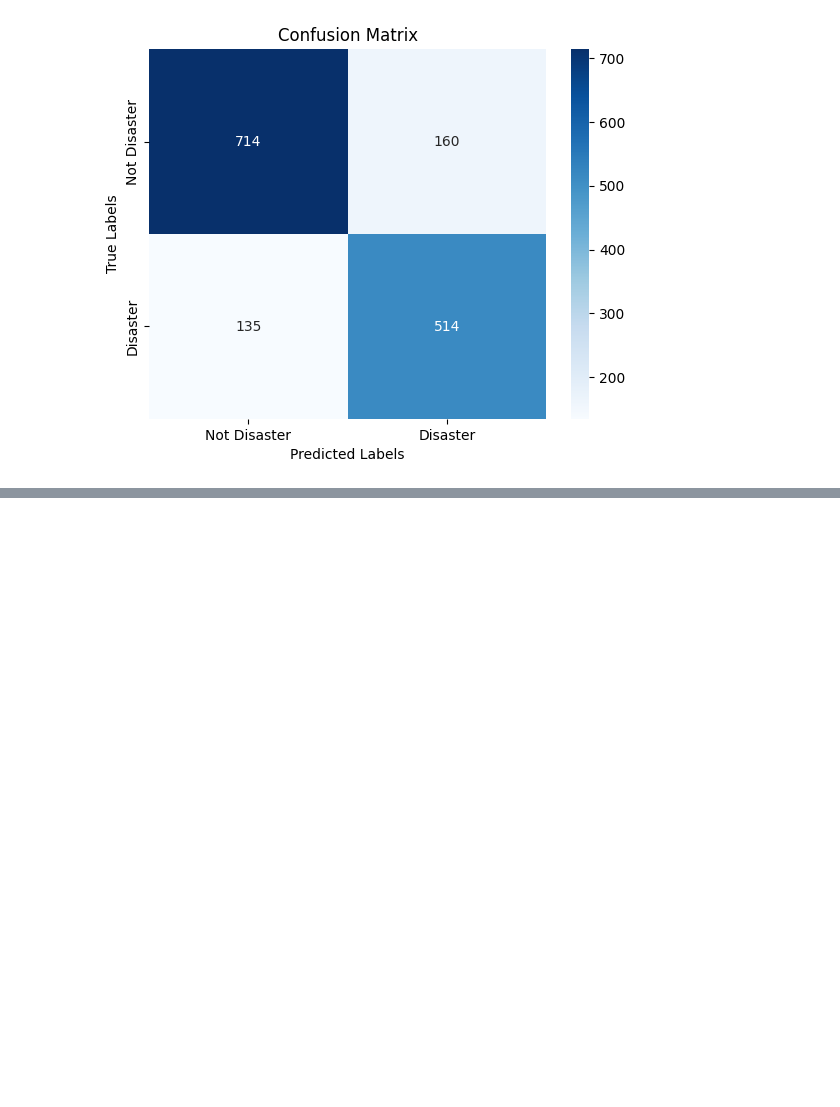
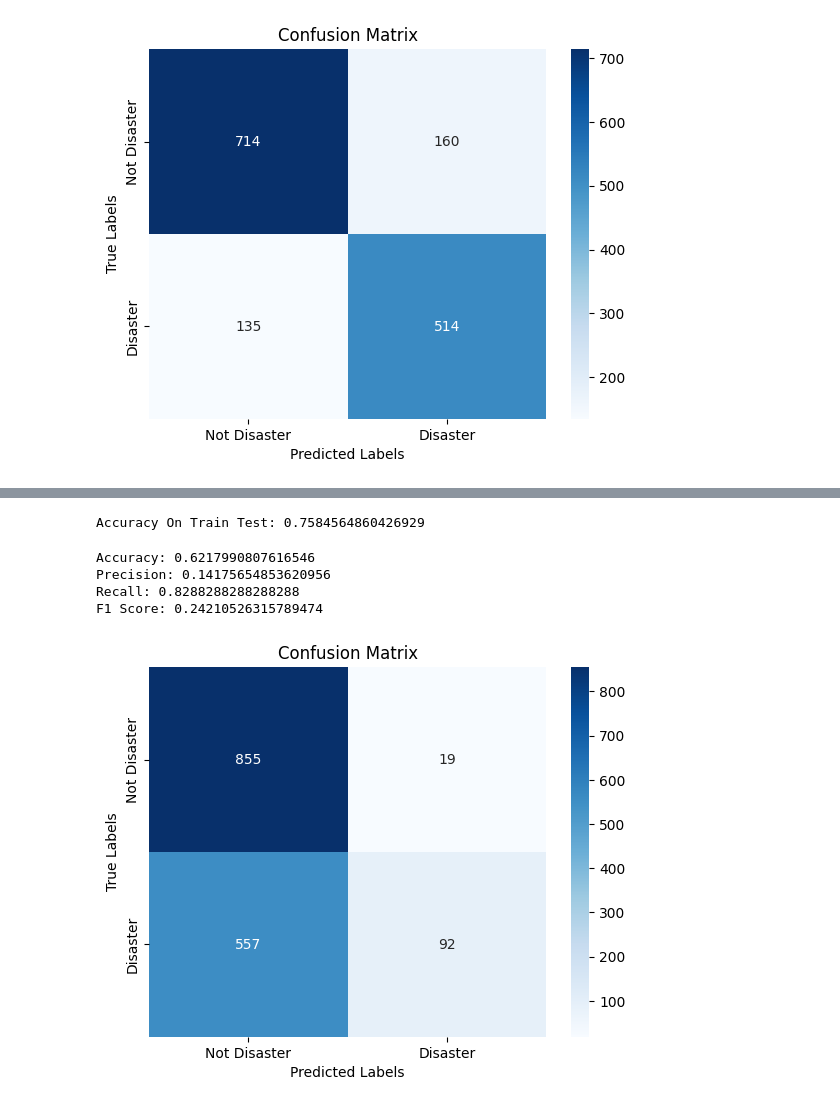
Before and after one commit to sukanyanag/Tweet-Classification-for-Disaster-Detection, a Jupyter notebook: TweetClassificationforDisasterDetection.ipynb, the cells around one changed output, grey strips where cells are left out. Saved outputs shown, nothing was run; the diff lists cells and outputs as text; code cells hidden in the pictures; blank space fills up the shorter version.

```diff
--- a/TweetClassificationforDisasterDetection.ipynb
+++ b/TweetClassificationforDisasterDetection.ipynb
@@ -583,0 +632,59 @@ plt.show()
+# %%
+import xgboost as xgb
+# Create DMatrix objects for training and testing data
+dtrain = xgb.DMatrix(X_train, label=y_train)
+
+# Set XGBoost parameters
+params = {
+    'objective': 'multi:softmax',  # for multi-class classification
+    'num_class': 3,  # number of classes in the target variable
+    'max_depth': 3,
+    'learning_rate': 0.1,
+    'eval_metric': 'mlogloss'
+}
+
+# Train the XGBoost model
+num_round = 100
+bst = xgb.train(params, dtrain, num_round)
+
+# Make predictions on the test set
+xg_y_pred = bst.predict(dtrain)
+
+# Evaluate the accuracy
+accuracy = accuracy_score(y_train, xg_y_pred)
+print(f'Accuracy On Train Test: {accuracy}')
+# %% [output]
+Accuracy On Train Test: 0.7584564860426929
+# %%
+dVal = xgb.DMatrix(X_val, label=y_val)
+xg_ypred_val = rf_model.predict(X_val)
+# %%
+# Evaluation Metrics
+accuracy = accuracy_score(xg_ypred_val, y_val)
+precision = precision_score(xg_ypred_val, y_val)
+recall = recall_score(xg_ypred_val, y_val)
+f1 = 2 * (precision * recall) / (precision + recall)
+
+print("Accuracy:", accuracy)
+print("Precision:", precision)
+print("Recall:", recall)
+print("F1 Score:", f1)
+# %% [output]
+Accuracy: 0.6217990807616546
+Precision: 0.14175654853620956
+Recall: 0.8288288288288288
+F1 Score: 0.24210526315789474
+# %%
+# Confusion matrix
+conf_matrix = confusion_matrix(y_val, xg_ypred_val)
+
+# Visualize the confusion matrix
+sns.heatmap(conf_matrix, annot=True, fmt='d', cmap='Blues',
+            xticklabels=['Not Disaster', 'Disaster'],
+            yticklabels=['Not Disaster', 'Disaster'])
+plt.xlabel('Predicted Labels')
+plt.ylabel('True Labels')
+plt.title('Confusion Matrix')
+plt.show()
+# %% [output]
+[figure, added]
```
Also changed, not shown: parts of 12 cells of this notebook, 1 other file.
